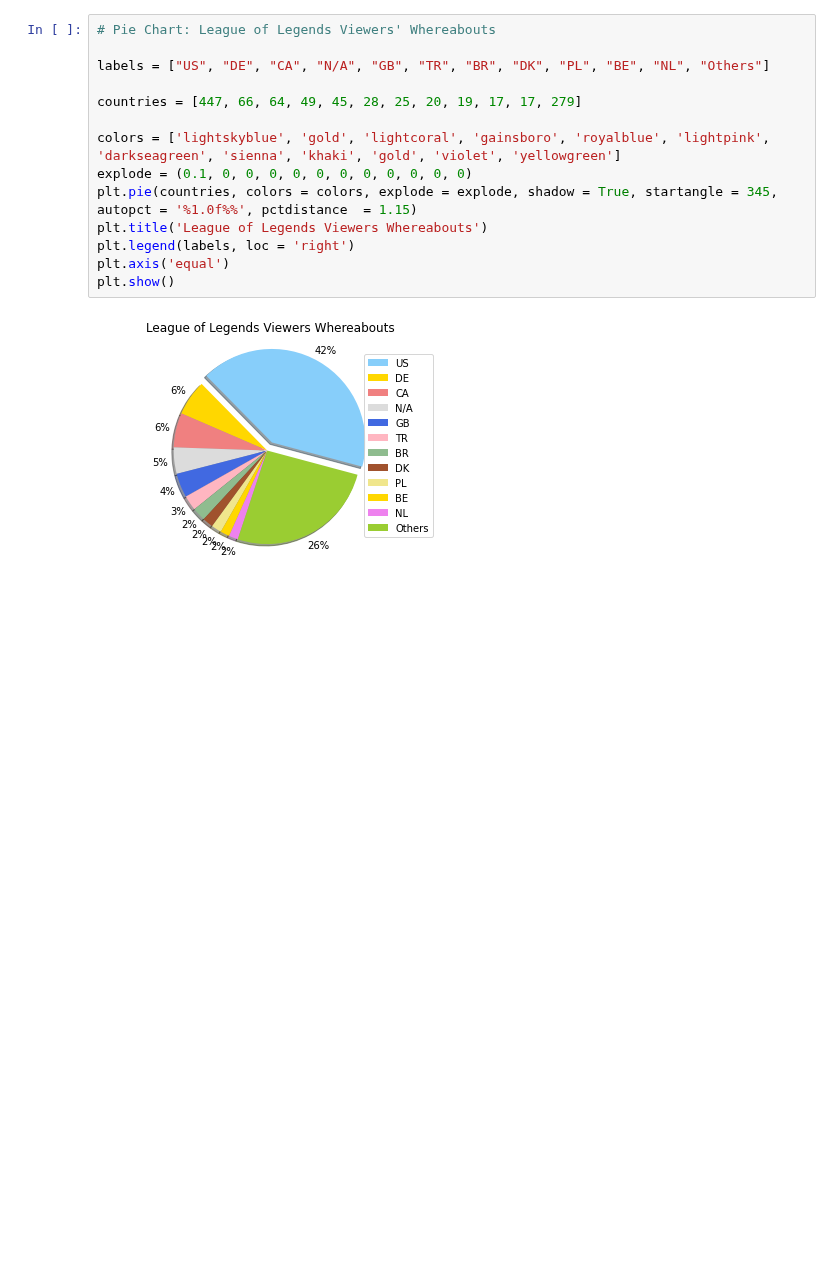
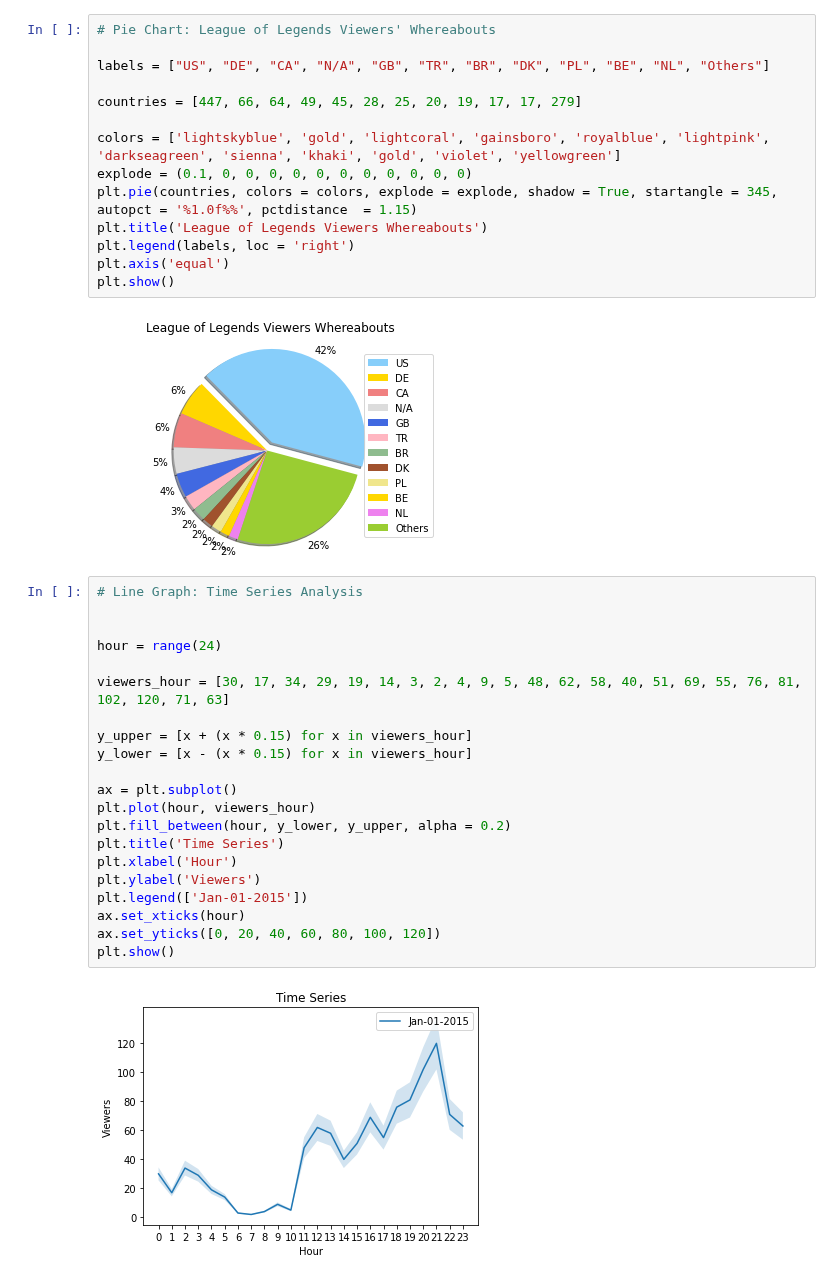
Before and after one commit to joeelorm/Data_Science, a Jupyter notebook: Data Visualization/Data Visualisation_2.ipynb, the cells around one changed output. Saved outputs shown, nothing was run; the diff lists cells and outputs as text; blank space fills up the shorter version.

```diff
--- a/Data Visualization/Data Visualisation_2.ipynb
+++ b/Data Visualization/Data Visualisation_2.ipynb
@@ -596,3 +596,26 @@ plt.axis('equal')
 plt.show()
 # %% [output]
 [figure]
+# %%
+# Line Graph: Time Series Analysis
+
+
+hour = range(24)
+
+viewers_hour = [30, 17, 34, 29, 19, 14, 3, 2, 4, 9, 5, 48, 62, 58, 40, 51, 69, 55, 76, 81, 102, 120, 71, 63]
+
+y_upper = [x + (x * 0.15) for x in viewers_hour]
+y_lower = [x - (x * 0.15) for x in viewers_hour]
+
+ax = plt.subplot()
+plt.plot(hour, viewers_hour)
+plt.fill_between(hour, y_lower, y_upper, alpha = 0.2)
+plt.title('Time Series')
+plt.xlabel('Hour')
+plt.ylabel('Viewers')
+plt.legend(['Jan-01-2015'])
+ax.set_xticks(hour)
+ax.set_yticks([0, 20, 40, 60, 80, 100, 120])
+plt.show()
+# %% [output]
+[figure, added]
```
Also changed, not shown: parts of 2 cells of this notebook.
